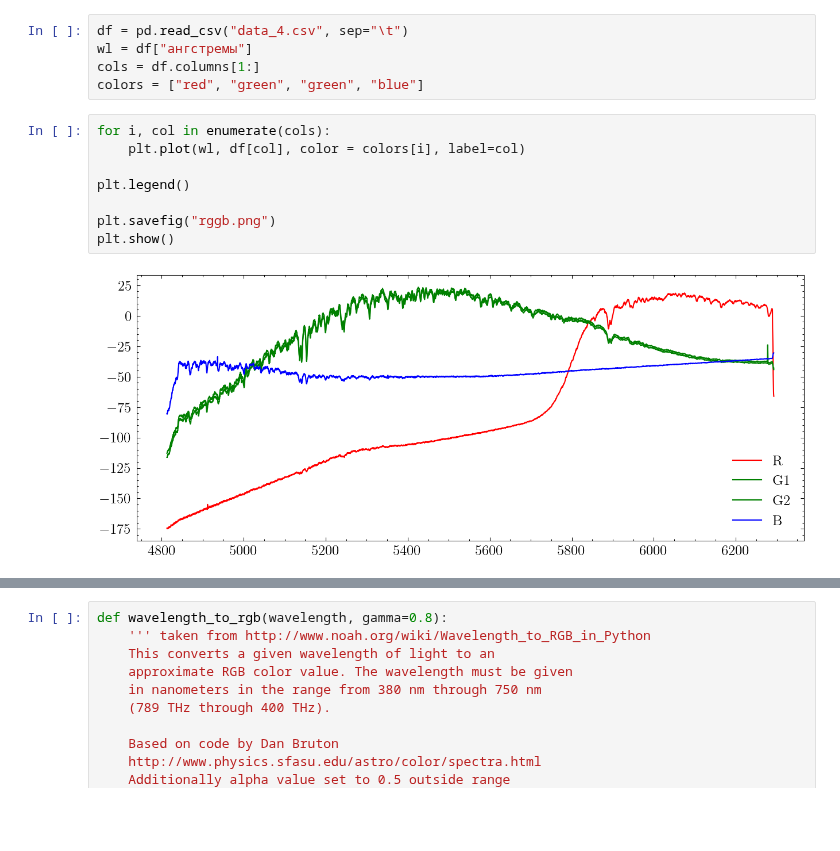
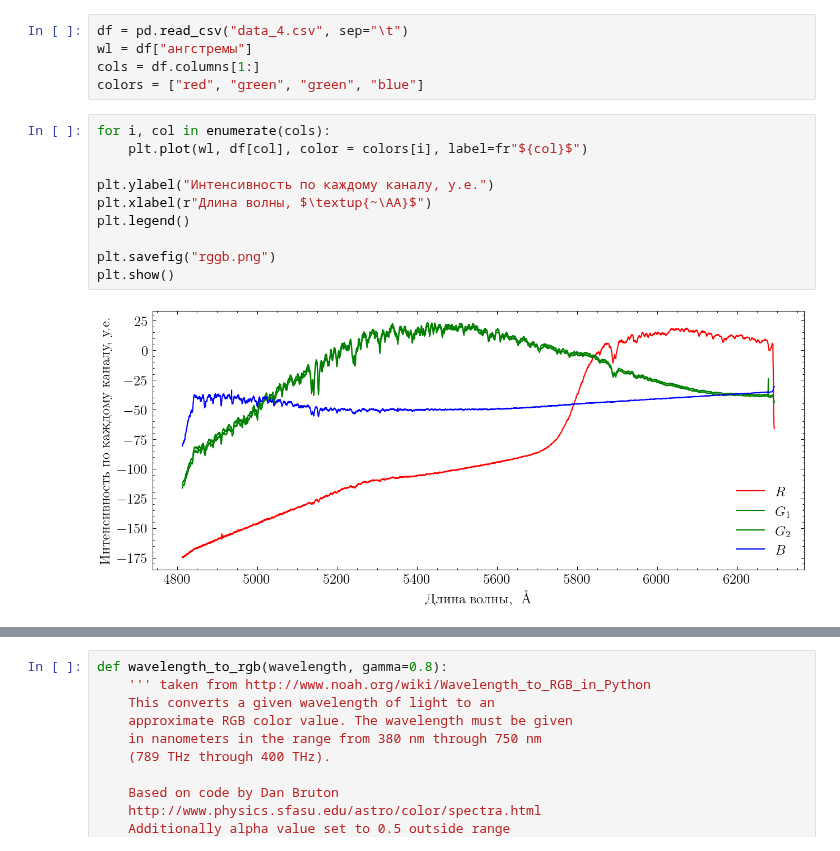
Before and after one commit to gleblug/experiment-automation, a Jupyter notebook: 5.2.9-determination-of-atmospheric-composition/plots.ipynb, the cells around one changed output, grey strips where cells are left out. Saved outputs shown, nothing was run; the diff lists cells and outputs as text; blank space fills up the shorter version.

Commit message:
add labels to plots

```diff
--- a/5.2.9-determination-of-atmospheric-composition/plots.ipynb
+++ b/5.2.9-determination-of-atmospheric-composition/plots.ipynb
@@ -26,14 +26,16 @@ cols = df.columns[1:]
 colors = ["red", "green", "green", "blue"]
 # %%
 for i, col in enumerate(cols):
-    plt.plot(wl, df[col], color = colors[i], label=col)
+    plt.plot(wl, df[col], color = colors[i], label=fr"${col}$")
 
+plt.ylabel("Интенсивность по каждому каналу, у.е.")
+plt.xlabel(r"Длина волны, $\textup{~\AA}$")
 plt.legend()
 
 plt.savefig("rggb.png")
 plt.show()
 # %% [output]
-[figure, old version]
+[figure, new version]
 # %%
 sum_int = df[cols].sum(axis=1)
 
```
Also changed, not shown: parts of 1 cell of this notebook, 4 other files.
